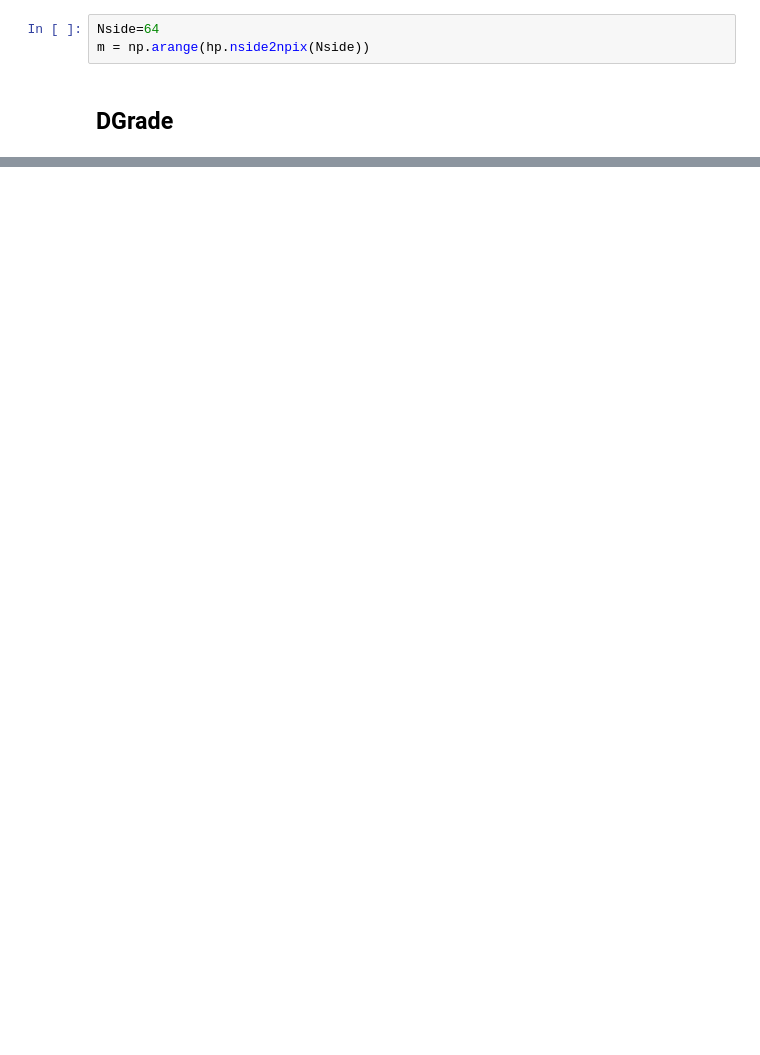
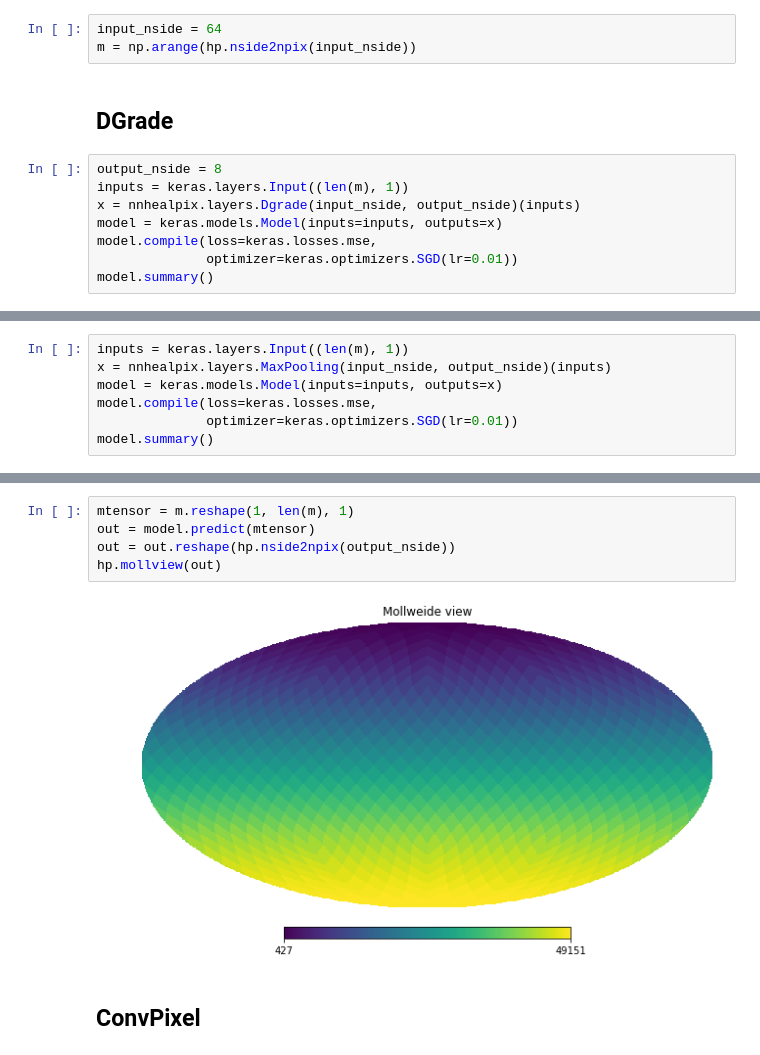
Before and after one commit to ai4cmb/NNhealpix, a Jupyter notebook: examples/block_examples.ipynb, the cells around one changed output, grey strips where cells are left out. Saved outputs shown, nothing was run; the diff lists cells and outputs as text; blank space fills up the shorter version.

```diff
--- a/examples/block_examples.ipynb
+++ b/examples/block_examples.ipynb
@@ -12,5 +14,13 @@ import matplotlib.pyplot as plt
 # %%
-Nside=64
-m = np.arange(hp.nside2npix(Nside))
+input_nside = 64
+m = np.arange(hp.nside2npix(input_nside))
 # %% [markdown]
 ## DGrade
+# %%
+output_nside = 8
+inputs = keras.layers.Input((len(m), 1))
+x = nnhealpix.layers.Dgrade(input_nside, output_nside)(inputs)
+model = keras.models.Model(inputs=inputs, outputs=x)
+model.compile(loss=keras.losses.mse,
+              optimizer=keras.optimizers.SGD(lr=0.01))
+model.summary()
@@ -16,0 +50,7 @@ m = np.arange(hp.nside2npix(Nside))
+# %%
+inputs = keras.layers.Input((len(m), 1))
+x = nnhealpix.layers.MaxPooling(input_nside, output_nside)(inputs)
+model = keras.models.Model(inputs=inputs, outputs=x)
+model.compile(loss=keras.losses.mse,
+              optimizer=keras.optimizers.SGD(lr=0.01))
+model.summary()
@@ -17,2 +71,11 @@ m = np.arange(hp.nside2npix(Nside))
+# %%
+mtensor = m.reshape(1, len(m), 1)
+out = model.predict(mtensor)
+out = out.reshape(hp.nside2npix(output_nside))
+hp.mollview(out)
+# %% [output]
+[figure, added]
+# %% [markdown]
+## ConvPixel
 # %%
 mtensor = m.reshape(1, len(m), 1)
```
Also changed, not shown: parts of 15 cells of this notebook, 8 other files.
